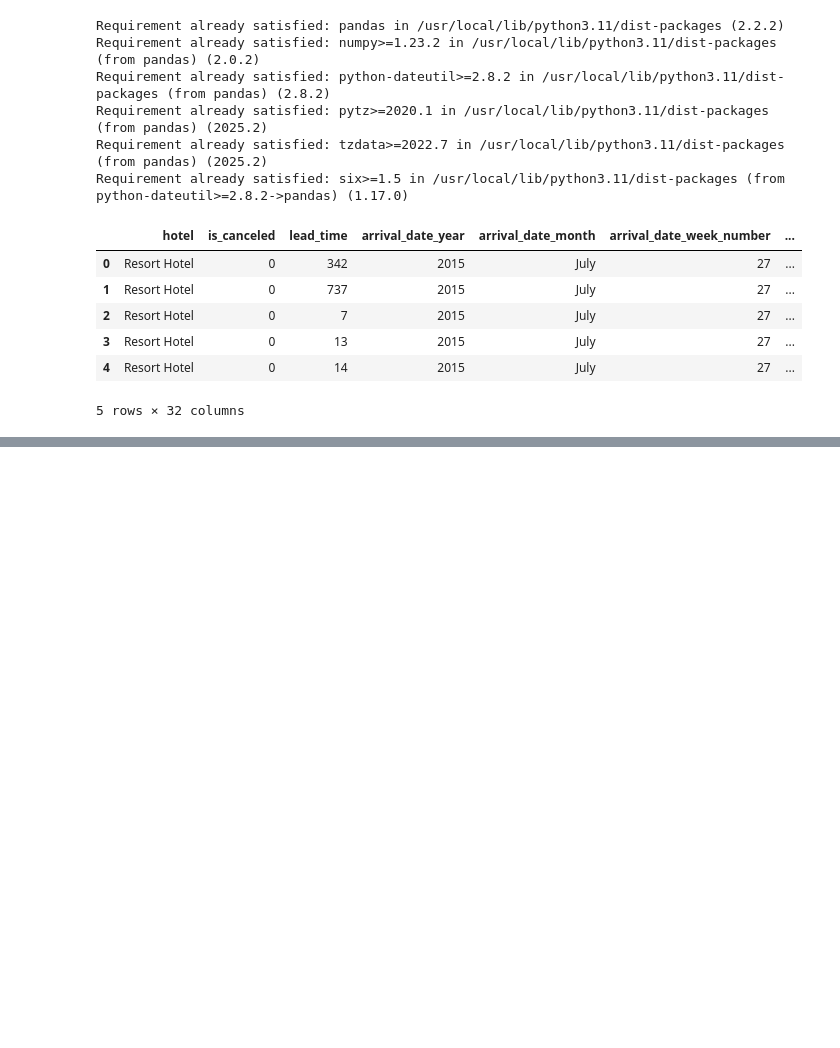
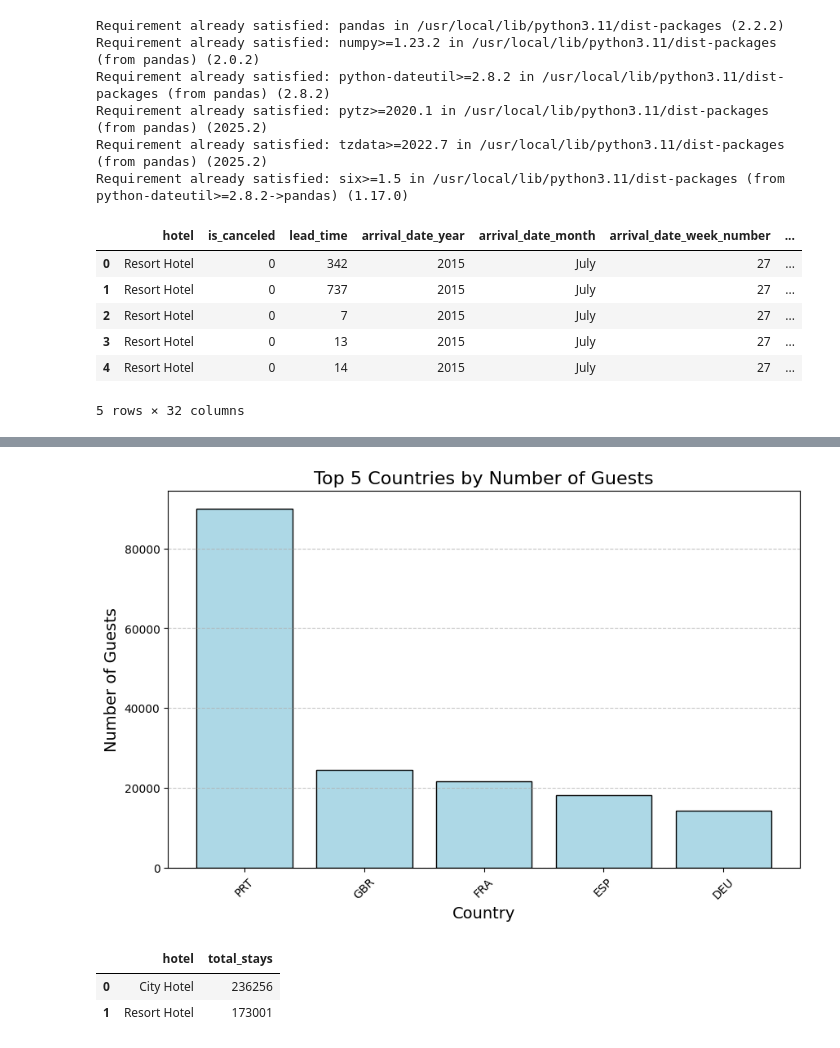
Before and after one commit to LuisaPolicarpo/Hotel, a Jupyter notebook: Hotel.ipynb, the cells around one changed output, grey strips where cells are left out. Saved outputs shown, nothing was run; the diff lists cells and outputs as text; code cells hidden in the pictures; blank space fills up the shorter version.

```diff
--- a/Hotel.ipynb
+++ b/Hotel.ipynb
@@ -30,0 +321,13 @@ df.head()
+# %%
+#Top 5 countries by number of guests
+
+query_top5 = '''
+SELECT country, SUM([adults]+[children]+[babies]) as number_guest
+FROM hotel_bookings
+GROUP BY country
+ORDER BY number_guest DESC
+LIMIT 5
+'''
+
+result_top5 = pd.read_sql_query(query_top5, conn)
+result_top5
@@ -30,0 +341,30 @@ df.head()
+# %%
+plt.figure(figsize=(10,6))
+plt.bar(result_top5['country'], result_top5['number_guest'], color='lightblue', edgecolor='black')
+
+
+plt.title('Top 5 Countries by Number of Guests', fontsize=16)
+plt.xlabel('Country', fontsize=14)
+plt.ylabel('Number of Guests', fontsize=14)
+
+
+plt.grid(axis='y', linestyle='--', alpha=0.7)
+plt.xticks(rotation=45)
+plt.show()
+# %% [output]
+[figure, added]
+# %%
+#Average total stay length for each hotel type
+
+query_avg = '''
+SELECT hotel, SUM ([stays_in_weekend_nights]+ [stays_in_week_nights]) as total_stays
+FROM hotel_bookings
+GROUP BY hotel
+'''
+
+result_avg = pd.read_sql_query(query_avg, conn)
+result_avg
+# %% [output]
+|  | hotel | total_stays |
+| 0 | City Hotel | 236256 |
+| 1 | Resort Hotel | 173001 |
```
Also changed, not shown: parts of 24 cells of this notebook.
